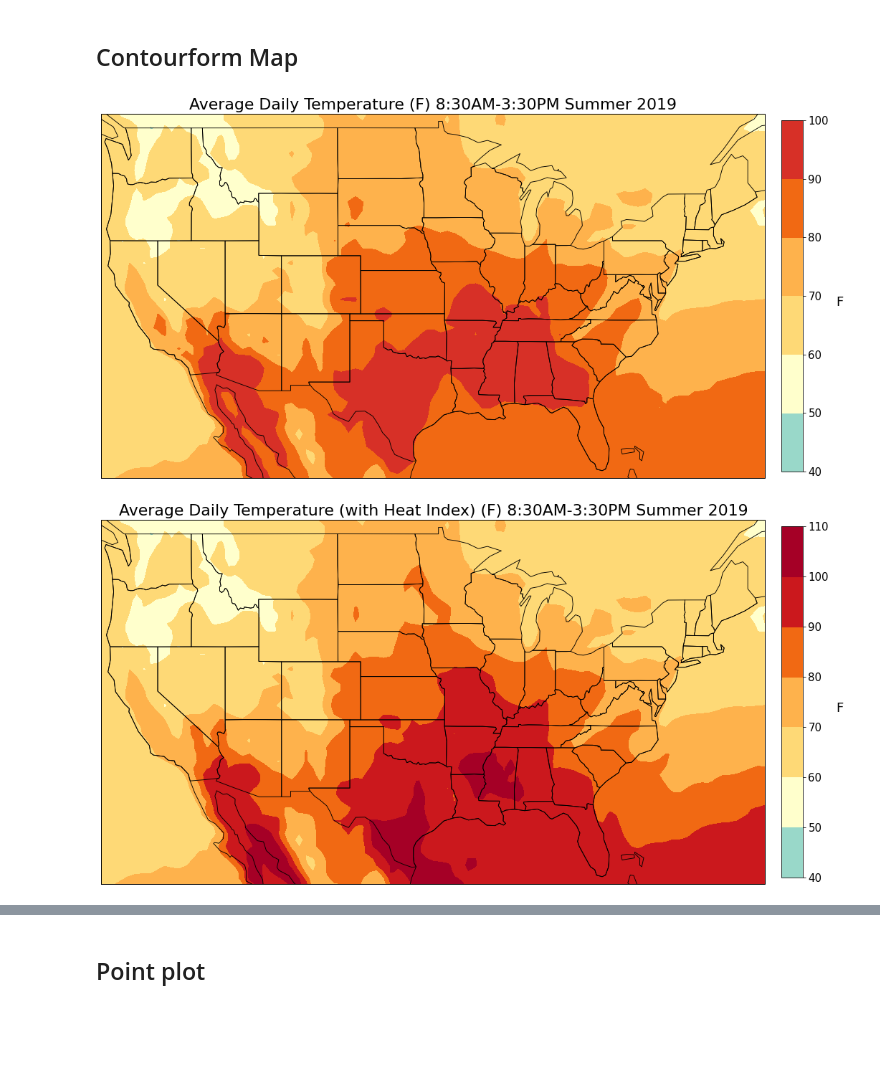
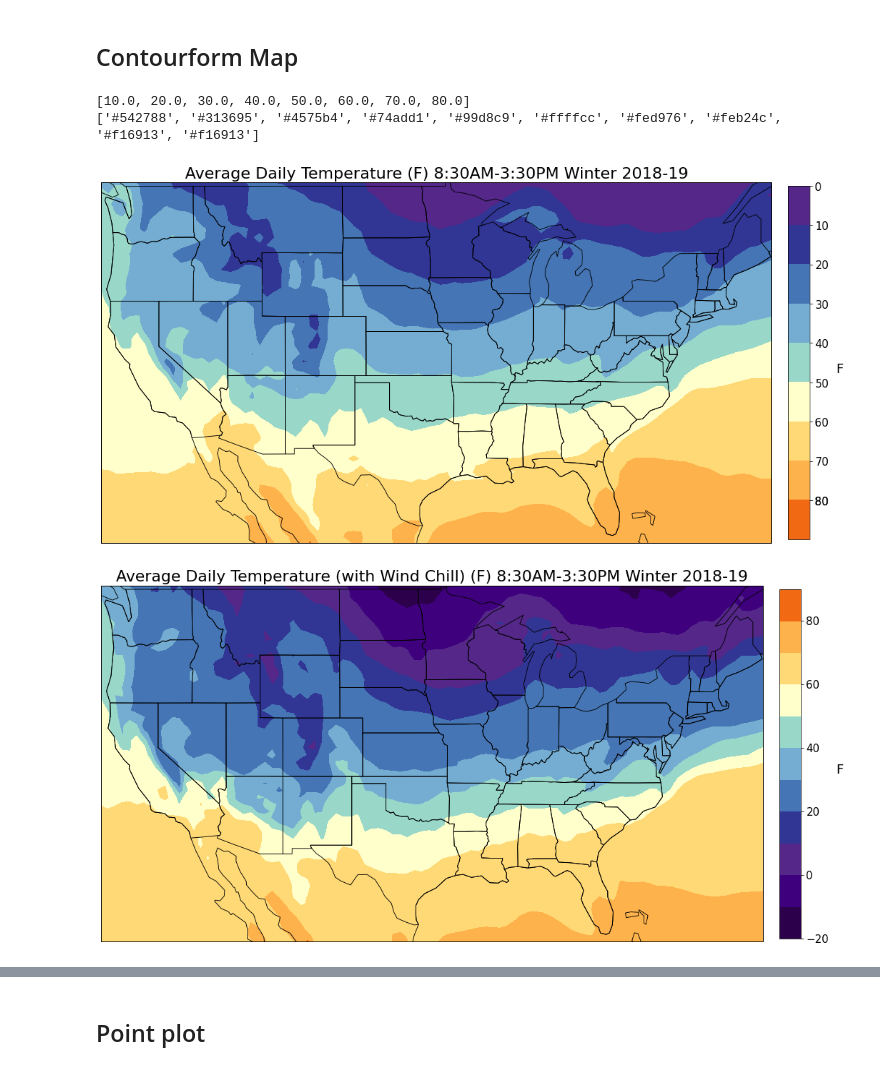
Before and after one commit to Harris-2020-Grad-Side-Projects/US-schoolday-temperatures, a Jupyter notebook: build/map_temperature.ipynb, the cells around one changed output, grey strips where cells are left out. Cells and saved outputs as stored; diff of their text form; code cells hidden in the pictures; blank space fills up the shorter version.

Commit message:
Update map_temoerature
inverted colorbar so easier to read map (per Lauren's suggestion)

```diff
--- a/build/map_temperature.ipynb
+++ b/build/map_temperature.ipynb
@@ -45,7 +45,7 @@ Loading BokehJS ...
 # %%
 #change this only
 os.chdir('/Users/Sarah/Documents/GitHub/US-schoolday-temperatures')
-date = 'Summer 2019'
+date = 'Winter 2018-19'
 
 #df = pd.read_csv('{} temperature.csv'.format(date))
 data_folder = 'Data'
@@ -93,0 +109,16 @@ colors = {110.0: '#a50026',
+# %%
+'''fig, ax = plt.subplots(figsize=(30,10))
+contenental_states.plot(ax=ax, color = 'none', edgecolor='black')
+pilot_gdf.plot(ax=ax)
+'''
+
+fig = plt.subplots(figsize=(20,18))
+ax = plt.axes(projection=ccrs.Mercator())
+
+# add North America
+ax.coastlines(resolution="110m",linewidth=0.9)
+# add State boundries
+ax.add_feature(cf.STATES, linewidth = 0.9)
+plt.xticks([])
+# https://coderzcolumn.com/tutorials/data-science/cartopy-basic-maps-scatter-map-bubble-map-and-connection-map
+plt.scatter(-70.273,43.7395)
@@ -131,28 +165,33 @@ def contouform_map(df, values, title, date, colors):
         if round(i,0) in colors.keys():
             testnorm.append(round(i,0))
 
-    norms = sorted(list(set(testnorm)))
+    norms = sorted(list(set(testnorm)))#, reverse = True)
+    print(norms)
 
     # deal with boundries (e.g min of 9 F needs to go to 0, max of 61F needs to go to 70)
     if df[values].min()<norms[0]:
         norms = [round(df[values].min()-5, -1)] + norms
+        #norms.append(round(df[values].min()-5, -1))
 
     if df[values].max()>norms[-1]:
         norms.append(round(df[values].max()+4, -1))
+        #norms = [round(df[values].max()+4, -1)] + norms
 
     #get colors from the colors dict
     for i in norms:
         testcol.append(colors[i])
-
+    print(testcol)
     cmap = ListedColormap(testcol)
     norm = BoundaryNorm(norms, cmap.N)
-
+    #print(cmap)
+    #print(norm)
     #plot
     plt.contourf(lon, lat, Z, transform=ccrs.PlateCarree(), levels=len(norms)-1,
                  cmap=cmap, norm=norm, legend=True)
     plt.title('{} (F) 8:30AM-3:30PM {}'.format(title, date), size=22)
     cb = plt.colorbar(cm.ScalarMappable(norm=norm, cmap=cmap), ax=ax,
                       orientation="vertical", pad=0.02, aspect=16, shrink=0.5)
+    cb.ax.invert_yaxis() #interts color bar so low to high
     cb.set_label('F',size=18,rotation=0,labelpad=15)
     cb.ax.tick_params(labelsize=15)
     #ax.spines['top'].set_visible(False) #doesn't work
@@ -161,11 +200,13 @@ def contouform_map(df, values, title, date, colors):
 # %%
 contouform_map(df, 'average_temp', 'Average Daily Temperature', date, colors)
 # %% [output]
+[10.0, 20.0, 30.0, 40.0, 50.0, 60.0, 70.0, 80.0]
+['#542788', '#313695', '#4575b4', '#74add1', '#99d8c9', '#ffffcc', '#fed976', '#feb24c', '#f16913', '#f16913']
-[figure, old version]
+[figure, new version]
 # %%
-contouform_map(df, 'average_hi', 'Average Daily Temperature (with Heat Index)', date, colors)
+contouform_map(df, 'average_windchill', 'Average Daily Temperature (with Wind Chill)', date, colors)
 # %% [output]
-[figure, old version]
+[figure, new version]
 # %%
 contouform_map(df, 'average_max_daily_hi', 'Average High Daily Temperature (with HI)', date, colors)
 # %% [output]
```
Also changed, not shown: parts of 7 cells of this notebook, 1 other file.
